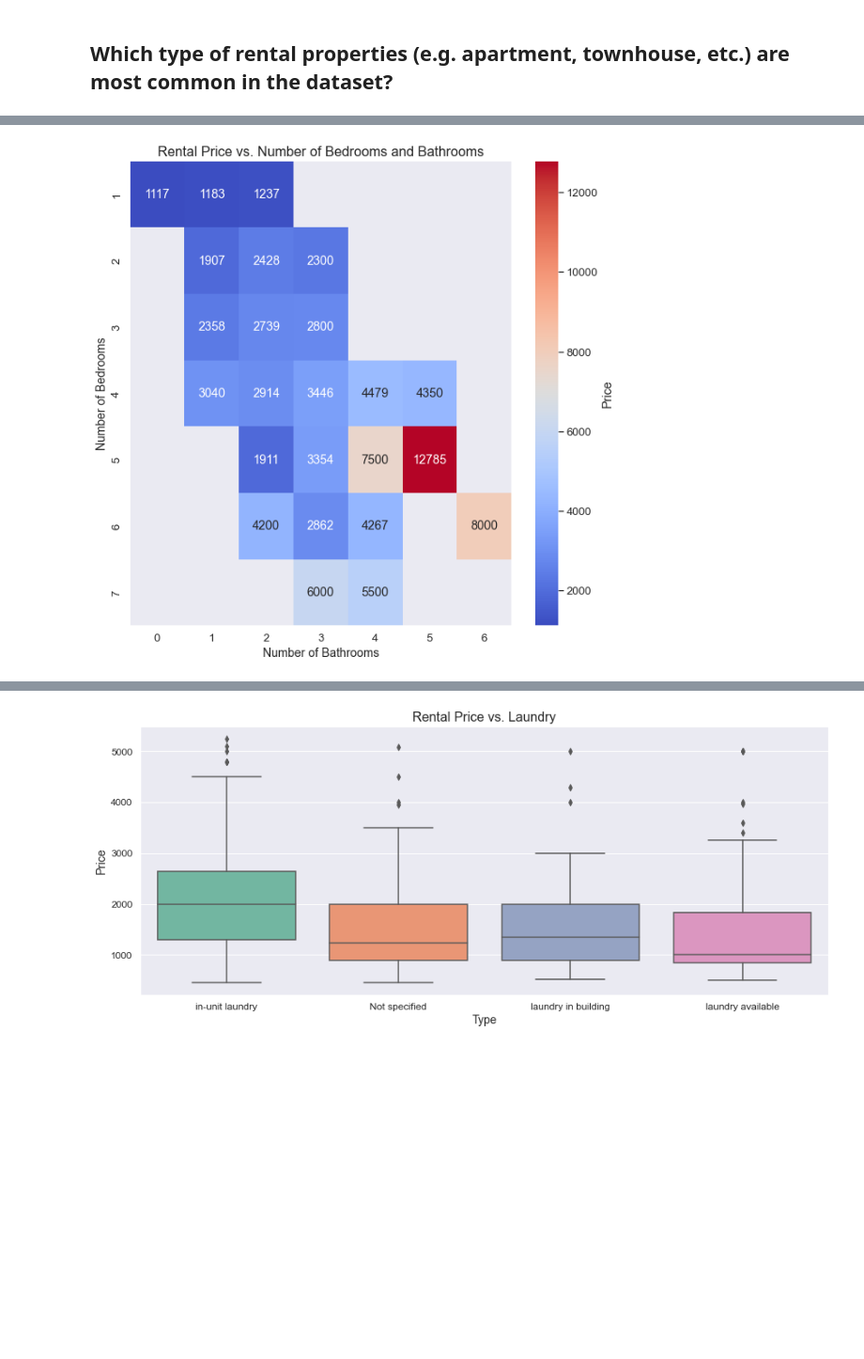
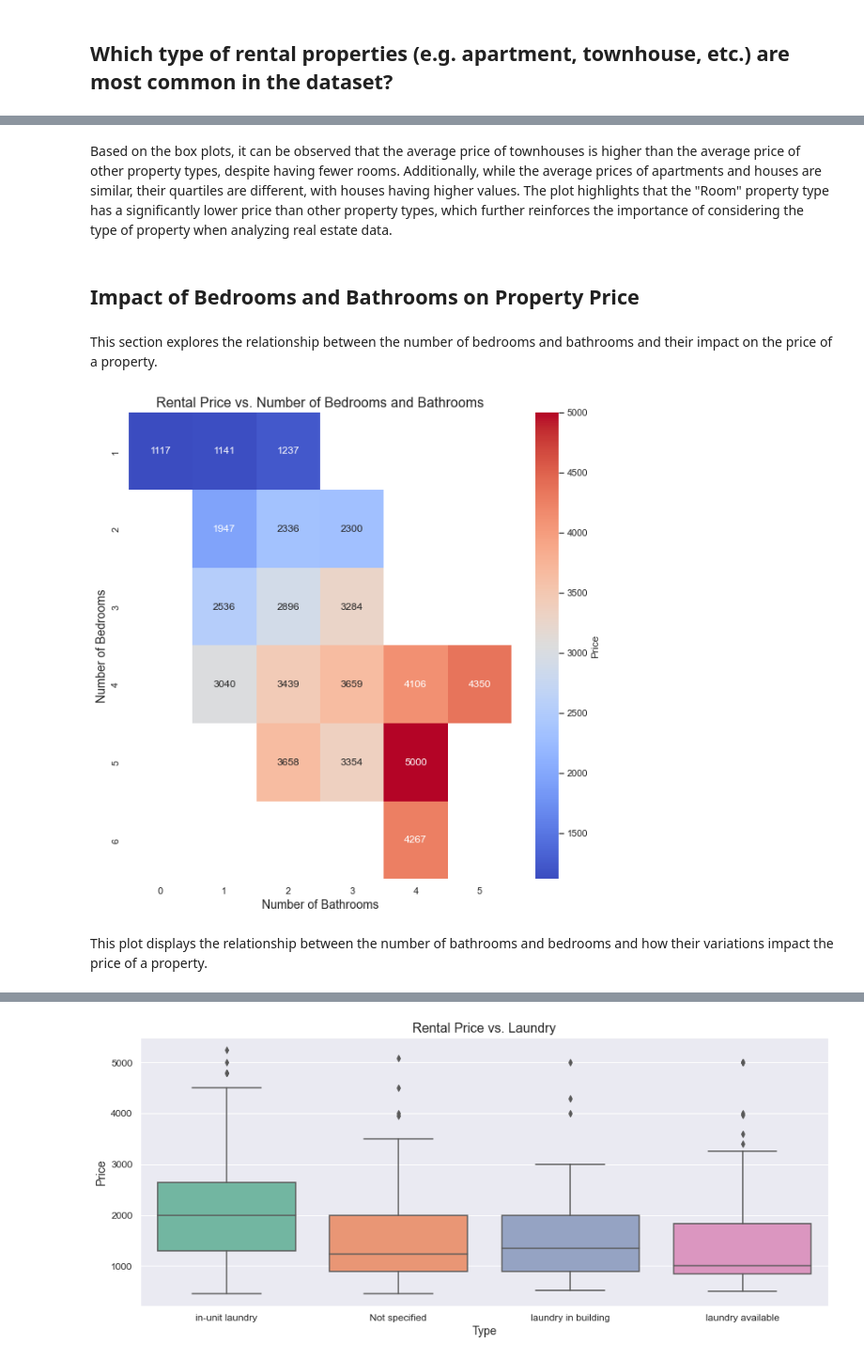
Before and after one commit to aiillen/Kelowna-Rental-Price-Prediction-Using-Machine-Learning-Algorithms, a Jupyter notebook: notebooks/EDA.ipynb, the cells around one changed output, grey strips where cells are left out. Shown at 94% size. Cells and saved outputs as stored; diff of their text form; code cells hidden in the pictures; blank space fills up the shorter version.

Commit message:
EDA + cleaned data + improved modeling

```diff
--- a/notebooks/EDA.ipynb
+++ b/notebooks/EDA.ipynb
@@ -182,0 +259,4 @@ plt.show()
+# %%
+plt.figure(figsize=(9, 6))
+sns.set(style="whitegrid")
+ax = stats.probplot(df['price'], plot=plt)
@@ -182,0 +269,26 @@ plt.show()
+# %%
+plt.figure(figsize=(18, 6))
+sns.set(style="whitegrid")
+
+# Plot the kernel density estimate of the rental price distribution
+ax = sns.kdeplot(data=df, x="Area")
+
+# Set axis labels and title
+ax.set(xlabel='Area', ylabel='Density', title='Distribution of Area')
+
+# Increase font size of axis labels and title
+ax.tick_params(axis='both', labelsize=14)
+ax.set_title(ax.get_title(), fontsize=16)
+
+# Add vertical line to show median rental price
+median_price = df["Area"].median()
+ax.axvline(median_price, color='r', linestyle='--', label=f"Median Area = {median_price:.0f} sq. feet")
+
+# Add shaded region to show interquartile range
+q1, q3 = df["Area"].quantile([0.25, 0.75])
+iqr = q3 - q1
+ax.axvspan(q1, q3, alpha=0.2, color='gray', label=f"IQR = {iqr:.0f} sq. feet")
+
+# Add legend
+ax.legend()
+plt.show()
@@ -182,0 +297,4 @@ plt.show()
+# %%
+plt.figure(figsize=(9, 6))
+sns.set(style="whitegrid")
+ax = stats.probplot(df['Area'], plot=plt)
@@ -232,16 +354,22 @@ plt.show()
+# %% [markdown]
+Based on the box plots, it can be observed that the average price of townhouses is higher than the average price of other property types, despite having fewer rooms. Additionally, while the average prices of apartments and houses are similar, their quartiles are different, with houses having higher values. The plot highlights that the "Room" property type has a significantly lower price than other property types, which further reinforces the importance of considering the type of property when analyzing real estate data.
+# %% [markdown]
+## Impact of Bedrooms and Bathrooms on Property Price
+# %% [markdown]
+This section explores the relationship between the number of bedrooms and bathrooms and their impact on the price of a property.
 # %%
-import seaborn as sns
-
 # create a heat map of rental prices based on number of bedrooms and bathrooms
 fig, ax = plt.subplots(figsize=(10, 10))
-pivot_table = df2.pivot_table(index='nbeds', columns='nbath', values='price', aggfunc='mean')
+pivot_table = df.pivot_table(index='nbeds', columns='nbath', values='price', aggfunc='mean')
 sns.heatmap(pivot_table, cmap='coolwarm', annot=True, fmt='.0f', cbar_kws={'label': 'Price'})
 ax.set_xlabel('Number of Bathrooms', fontsize=14)
 ax.set_ylabel('Number of Bedrooms', fontsize=14)
 ax.set_title('Rental Price vs. Number of Bedrooms and Bathrooms', fontsize=16)
 plt.show()
 # %% [output]
-[figure, old version]
+[figure, new version]
+# %% [markdown]
+This plot displays the relationship between the number of bathrooms and bedrooms and how their variations impact the price of a property.
 # %%
 import seaborn as sns
 import matplotlib.pyplot as plt
```
Also changed, not shown: parts of 62 cells of this notebook, 6 other files.
